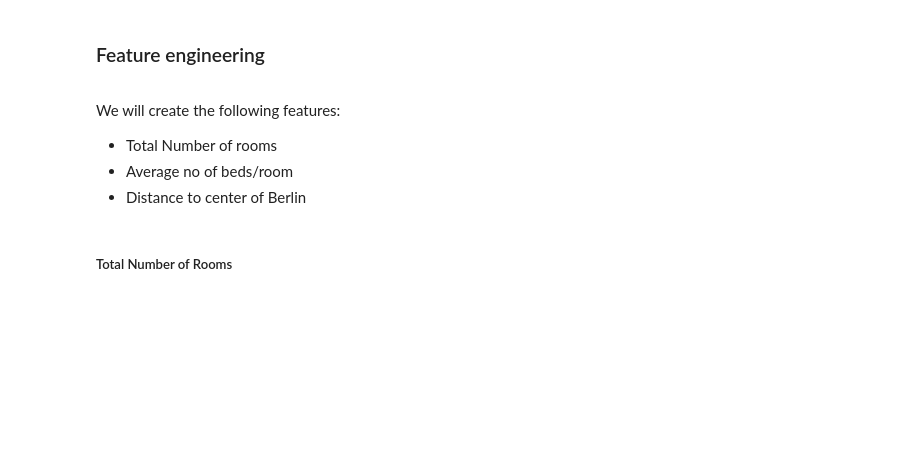
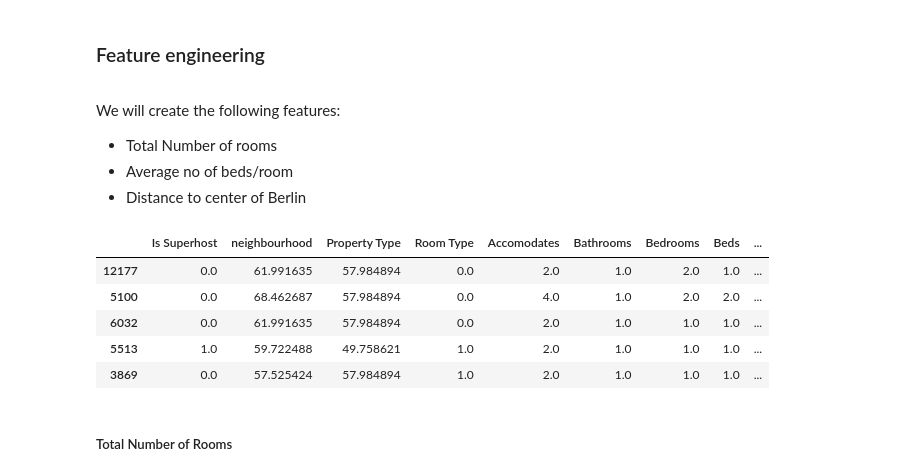
Before and after one commit to flaviendeseure/Airbnb_berlin_price_prediction, a Jupyter notebook: Projet - Airbnb Berlin Price Prediction.ipynb, the cells around one changed output. Saved outputs shown, nothing was run; the diff lists cells and outputs as text; code cells hidden in the pictures; blank space fills up the shorter version.

Commit message:
Creation feature Total Rooms

```diff
--- a/Projet - Airbnb Berlin Price Prediction.ipynb
+++ b/Projet - Airbnb Berlin Price Prediction.ipynb
@@ -1990,7 +1990,16 @@ We will create the following features:
   <li>Distance to center of Berlin</li>
 </ul>
 # %%
-#X_train_feature_eng = X_train_scaled.copy()
-#X_test_feature_eng = X_test_scaled.copy()
+X_train_feature_eng = X_train_encoded.copy()
+X_test_feature_eng = X_test_encoded.copy()
+# %%
+X_train_feature_eng.head()
+# %% [output]
+|  | Is Superhost | neighbourhood | Property Type | Room Type | Accomodates | Bathrooms | Bedrooms | Beds | ... |
+| 12177 | 0.0 | 61.991635 | 57.984894 | 0.0 | 2.0 | 1.0 | 2.0 | 1.0 | ... |
+| 5100 | 0.0 | 68.462687 | 57.984894 | 0.0 | 4.0 | 1.0 | 2.0 | 2.0 | ... |
+| 6032 | 0.0 | 61.991635 | 57.984894 | 0.0 | 2.0 | 1.0 | 1.0 | 1.0 | ... |
+| 5513 | 1.0 | 59.722488 | 49.758621 | 1.0 | 2.0 | 1.0 | 1.0 | 1.0 | ... |
+| 3869 | 0.0 | 57.525424 | 57.984894 | 1.0 | 2.0 | 1.0 | 1.0 | 1.0 | ... |
 # %% [markdown]
 ##### Total Number of Rooms
```
Also changed, not shown: parts of 18 cells of this notebook.
